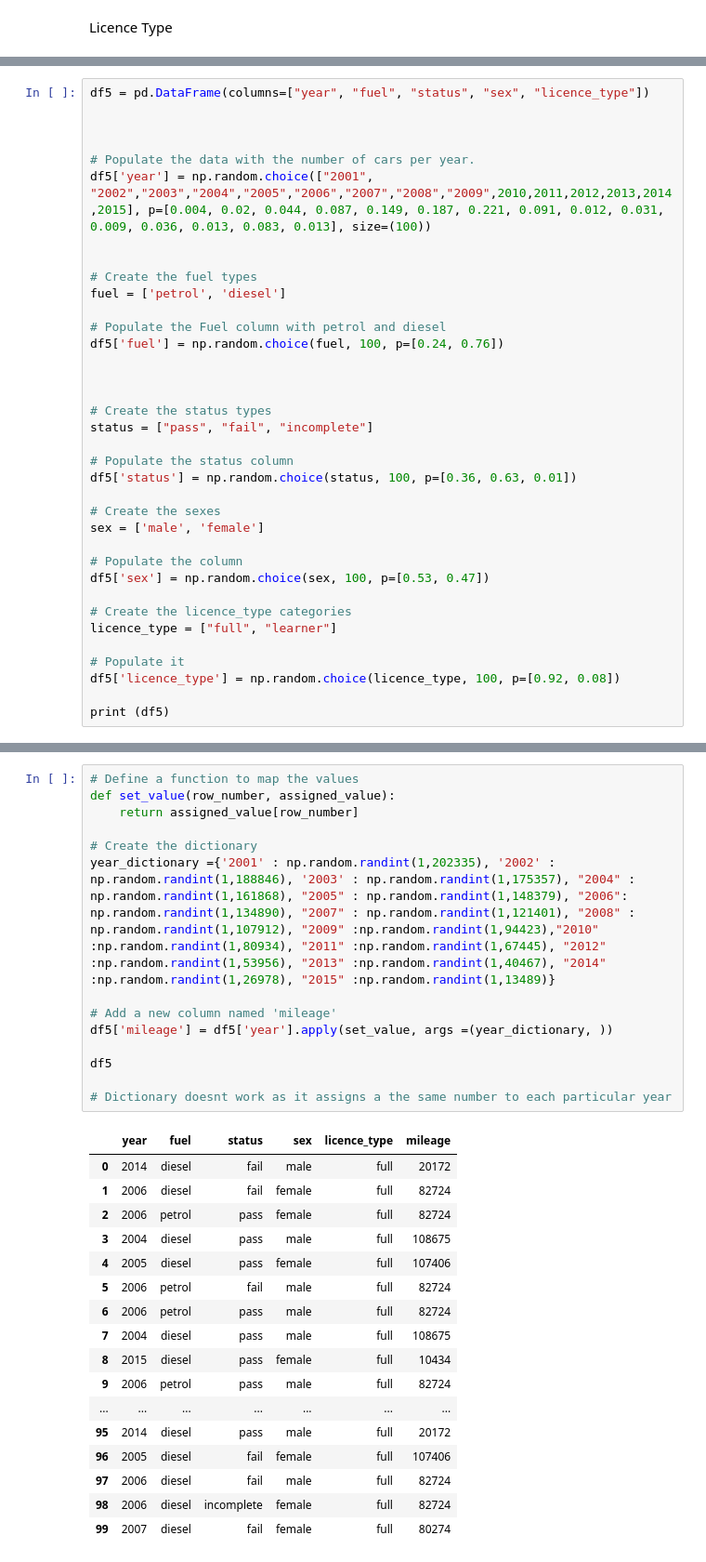
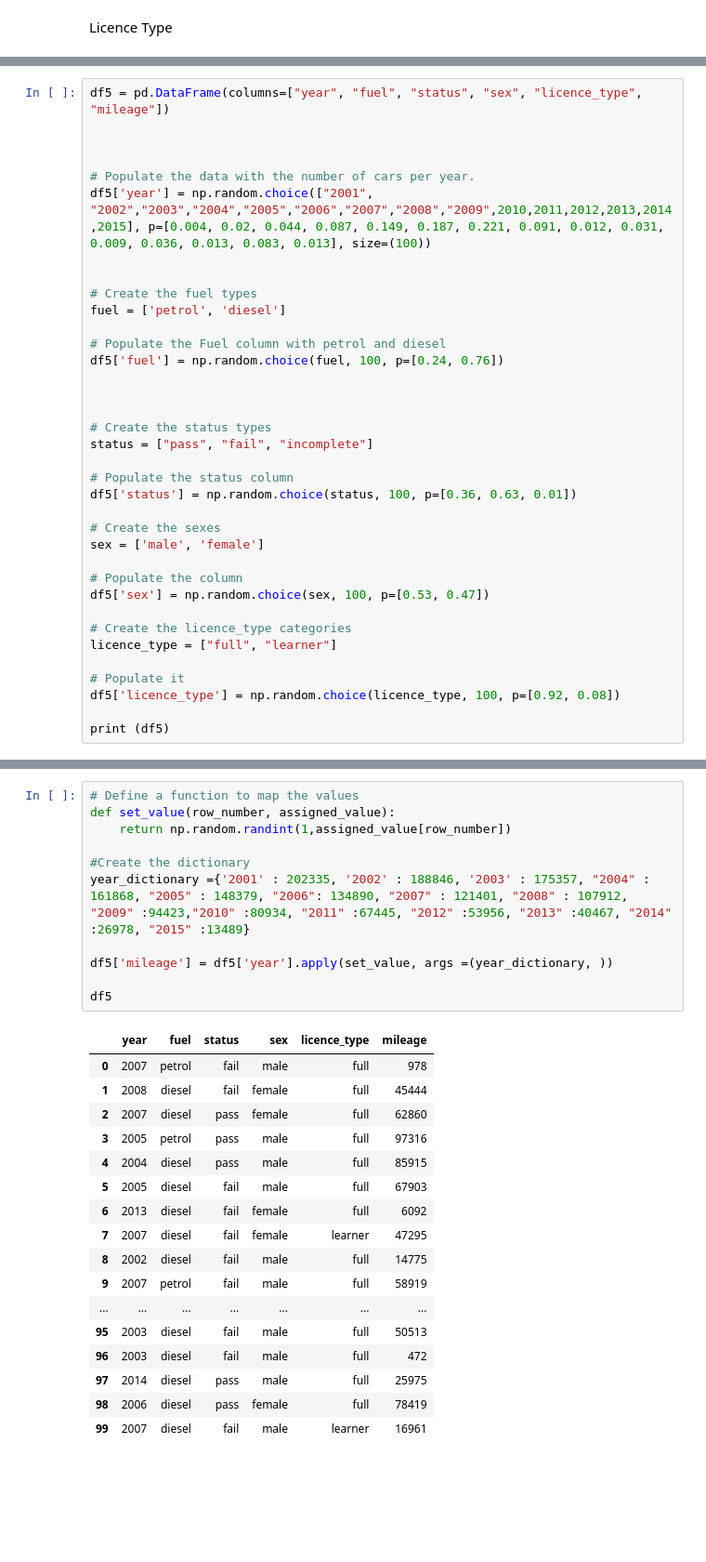
Before and after one commit to bexiturley/Programming-for-Data-Analysis-Project-2019, a Jupyter notebook: working nct.ipynb, the cells around one changed output, grey strips where cells are left out. Shown at 93% size. Cells and saved outputs as stored; diff of their text form; blank space fills up the shorter version.

Commit message:
fixed mileage

```diff
--- a/working nct.ipynb
+++ b/working nct.ipynb
@@ -689,5 +599,5 @@ NameError: name 'mileage' is not defined
 # %%
-df5 = pd.DataFrame(columns=["year", "fuel", "status", "sex", "licence_type"])
+df5 = pd.DataFrame(columns=["year", "fuel", "status", "sex", "licence_type", "mileage"])
 
 
 
@@ -743,33 +653,30 @@ print (df5)
 # %%
 # Define a function to map the values
 def set_value(row_number, assigned_value):
-    return assigned_value[row_number]
+    return np.random.randint(1,assigned_value[row_number])
 
-# Create the dictionary
-year_dictionary ={'2001' : np.random.randint(1,202335), '2002' : np.random.randint(1,188846), '2003' : np.random.randint(1,175357), "2004" : np.random.randint(1,161868), "2005" : np.random.randint(1,148379), "2006": np.random.randint(1,134890), "2007" : np.random.randint(1,121401), "2008" : np.random.randint(1,107912), "2009" :np.random.randint(1,94423),"2010" :np.random.randint(1,80934), "2011" :np.random.randint(1,67445), "2012" :np.random.randint(1,53956), "2013" :np.random.randint(1,40467), "2014" :np.random.randint(1,26978), "2015" :np.random.randint(1,13489)}
+#Create the dictionary
+year_dictionary ={'2001' : 202335, '2002' : 188846, '2003' : 175357, "2004" : 161868, "2005" : 148379, "2006": 134890, "2007" : 121401, "2008" : 107912, "2009" :94423,"2010" :80934, "2011" :67445, "2012" :53956, "2013" :40467, "2014" :26978, "2015" :13489}
 
-# Add a new column named 'mileage'
 df5['mileage'] = df5['year'].apply(set_value, args =(year_dictionary, ))
 
 df5
-
-# Dictionary doesnt work as it assigns a the same number to each particular year
 # %% [output]
 |  | year | fuel | status | sex | licence_type | mileage |
-| 0 | 2014 | diesel | fail | male | full | 20172 |
-| 1 | 2006 | diesel | fail | female | full | 82724 |
-| 2 | 2006 | petrol | pass | female | full | 82724 |
-| 3 | 2004 | diesel | pass | male | full | 108675 |
-| 4 | 2005 | diesel | pass | female | full | 107406 |
-| 5 | 2006 | petrol | fail | male | full | 82724 |
-| 6 | 2006 | petrol | pass | male | full | 82724 |
-| 7 | 2004 | diesel | pass | male | full | 108675 |
-| 8 | 2015 | diesel | pass | female | full | 10434 |
-| 9 | 2006 | petrol | pass | male | full | 82724 |
+| 0 | 2007 | petrol | fail | male | full | 978 |
+| 1 | 2008 | diesel | fail | female | full | 45444 |
+| 2 | 2007 | diesel | pass | female | full | 62860 |
+| 3 | 2005 | petrol | pass | male | full | 97316 |
+| 4 | 2004 | diesel | pass | male | full | 85915 |
+| 5 | 2005 | diesel | fail | male | full | 67903 |
+| 6 | 2013 | diesel | fail | female | full | 6092 |
+| 7 | 2007 | diesel | fail | female | learner | 47295 |
+| 8 | 2002 | diesel | fail | male | full | 14775 |
+| 9 | 2007 | petrol | fail | male | full | 58919 |
 | ... | ... | ... | ... | ... | ... | ... |
-| 95 | 2014 | diesel | pass | male | full | 20172 |
-| 96 | 2005 | diesel | fail | female | full | 107406 |
-| 97 | 2006 | diesel | fail | male | full | 82724 |
-| 98 | 2006 | diesel | incomplete | female | full | 82724 |
-| 99 | 2007 | diesel | fail | female | full | 80274 |
+| 95 | 2003 | diesel | fail | male | full | 50513 |
+| 96 | 2003 | diesel | fail | male | full | 472 |
+| 97 | 2014 | diesel | pass | male | full | 25975 |
+| 98 | 2006 | diesel | pass | female | full | 78419 |
+| 99 | 2007 | diesel | fail | male | learner | 16961 |
 100 rows × 6 columns
```
Also changed, not shown: parts of 51 cells of this notebook, 2 other files.
